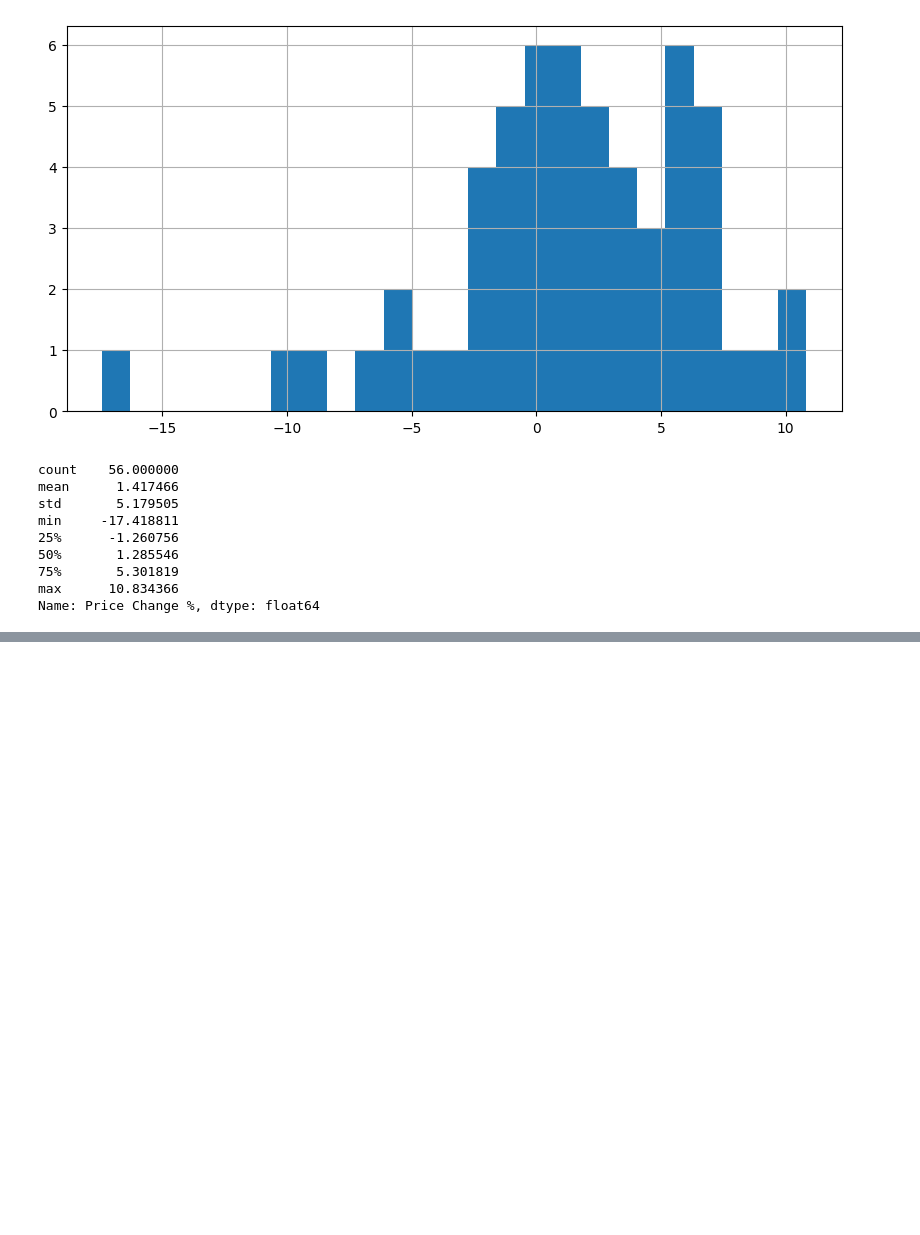
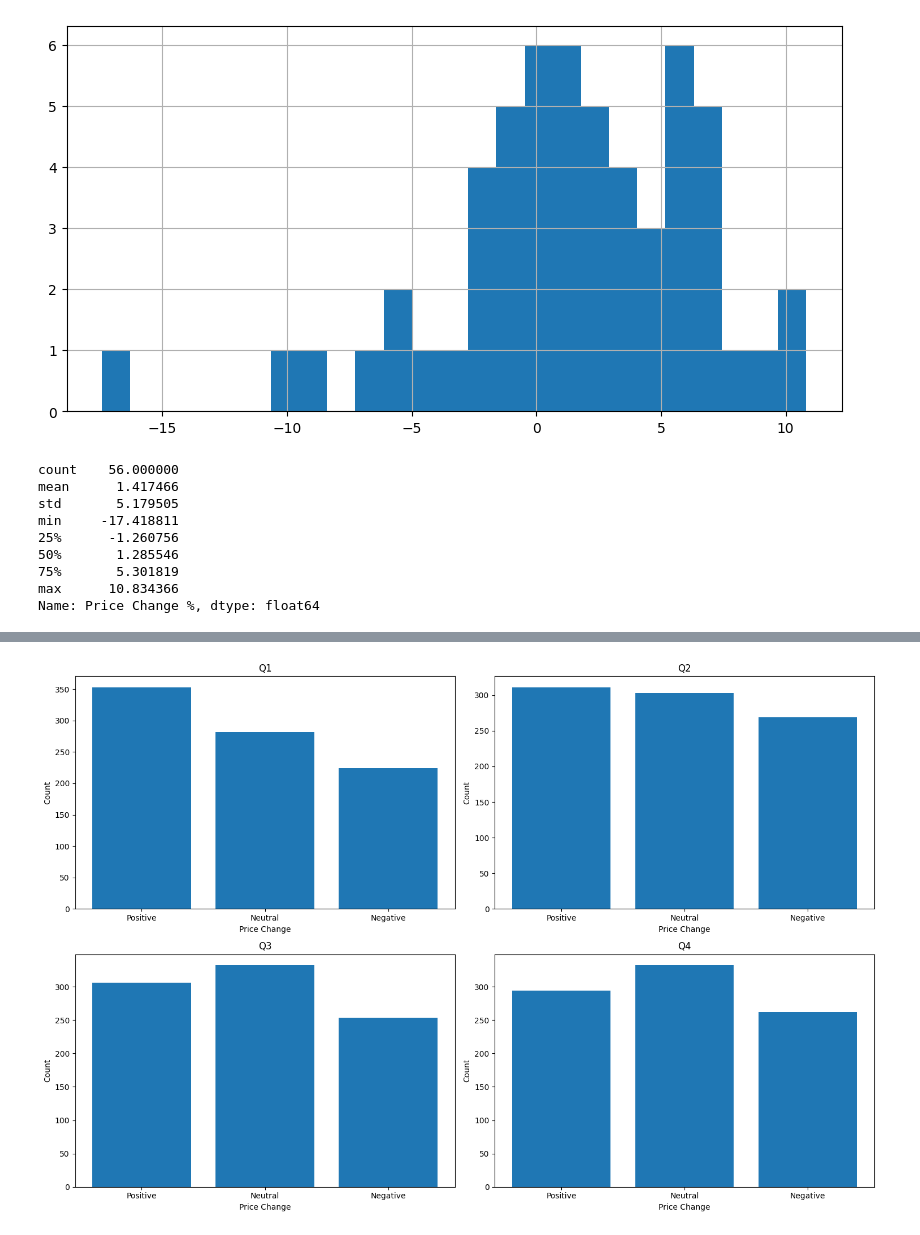
Before and after one commit to OWurst/PittCoin, a Jupyter notebook: expanded_datagathering/Historical_SPY_Exploration.ipynb, the cells around one changed output, grey strips where cells are left out. Cells and saved outputs as stored; diff of their text form; code cells hidden in the pictures; blank space fills up the shorter version.

```diff
--- a/expanded_datagathering/Historical_SPY_Exploration.ipynb
+++ b/expanded_datagathering/Historical_SPY_Exploration.ipynb
@@ -99,0 +195,18 @@ Because our project mostly revolves around price change classification (predicti
+# %%
+fig, axs = plt.subplots(2, 2, figsize=(15, 10))
+
+for i in range(1, 5):
+    data = stock_data[stock_data['Q'] == i]
+    positive = data[data['Price Change %'] > 0.25]
+    negative = data[data['Price Change %'] < -0.25]
+    neutral = data[(data['Price Change %'] >= -0.25) & (data['Price Change %'] <= 0.25)]
+
+    axs[(i-1)//2, (i-1)%2].bar(['Positive', 'Neutral', 'Negative'], [len(positive), len(neutral), len(negative)])
+    axs[(i-1)//2, (i-1)%2].set_title(f'Q{i}')
+    axs[(i-1)//2, (i-1)%2].set_xlabel('Price Change')
+    axs[(i-1)//2, (i-1)%2].set_ylabel('Count')
+
+plt.tight_layout()
+plt.show()
+# %% [output]
+[figure, added]
```
Also changed, not shown: parts of 10 cells of this notebook.
